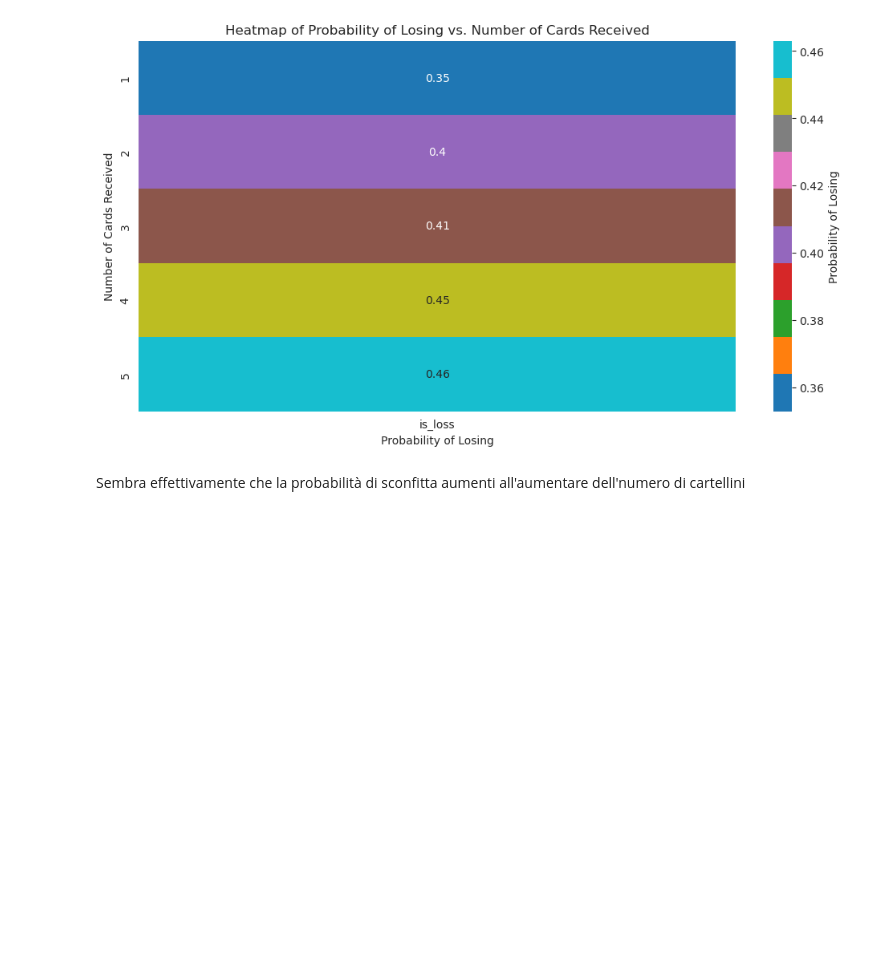
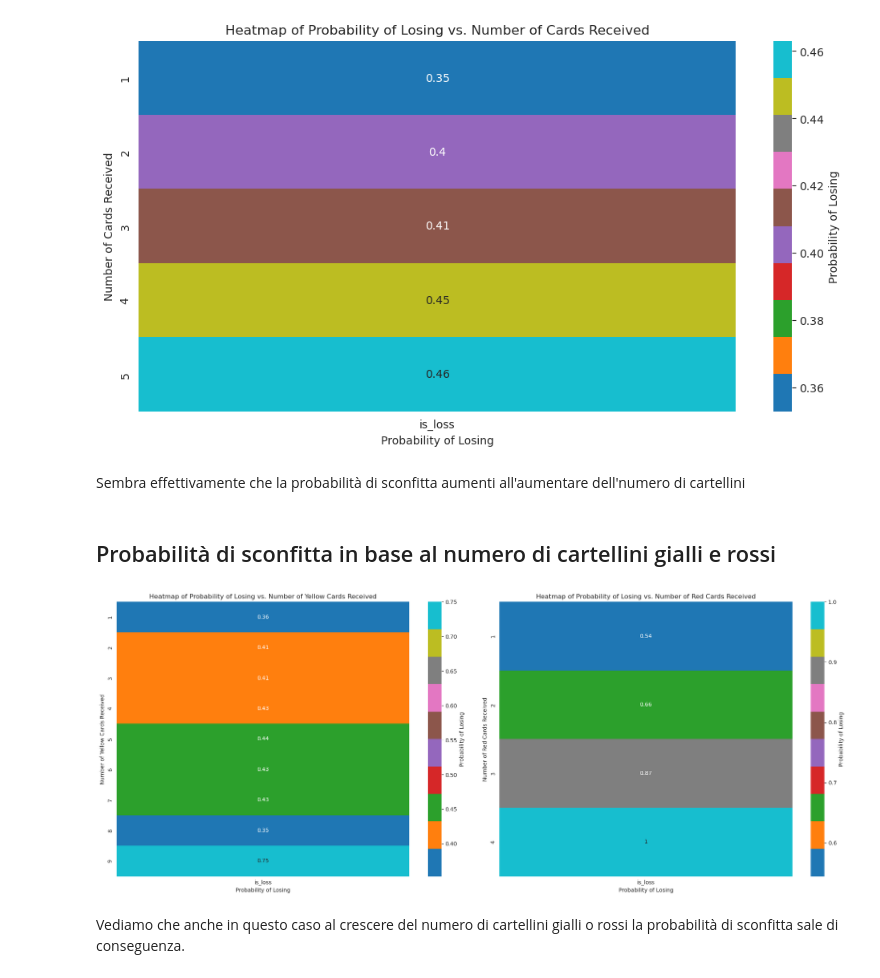
Before and after one commit to IUM-TWEB/Footbrawl, a Jupyter notebook: DataAnalytics/CardImpact.ipynb, the cells around one changed output. Cells and saved outputs as stored; diff of their text form; code cells hidden in the pictures; blank space fills up the shorter version.

Commit message:
Add data analysis about the loss probability vs. the number of the card type received

```diff
--- a/DataAnalytics/CardImpact.ipynb
+++ b/DataAnalytics/CardImpact.ipynb
@@ -65,0 +135,3 @@ games_df = pd.read_csv('./data/transformed_games.csv')
+# %%
+games_df = pd.read_csv('data/transformed_games2.csv')
+games_df['cards_received_yellow'].sum()
@@ -68,12 +144,13 @@ games_df = pd.read_csv('./data/transformed_games.csv')
 # %%
 # Intanto vediamo qual'è la distribuzione del numero di cartellini
-print(f' Massimo e minimo tra i valori di numero_di_cartellini: \n {games_df['numero_di_cartellini'].min()} {games_df['numero_di_cartellini'].max()}')
+print(
+    f' Massimo e minimo tra i valori di cards_received: \n {games_df['cards_received'].min()} {games_df['cards_received'].max()}')
 
 # Vediamo che il massimo è 11 cartellini, che essendo veramente tanti sarebbe meglio controllare il numero di record per ciascun valore
-(games_df['numero_di_cartellini']).value_counts().sort_index()
+(games_df['cards_received']).value_counts().sort_index()
 
 # Vediamo che il numero di record con un valore di numero cartellini compreso tra 5 e 11 è davvero basso. Ciò potrebbe portare a risultati fallati.
 # Potrebbe essere una buona idea raggruppare i valori maggiori di 4 in un unica etichetta '5+'
-games_df['numero_di_cartellini'] = games_df['numero_di_cartellini'].apply(lambda x: 5 if x >= 5 else x)
-(games_df['numero_di_cartellini']).value_counts().sort_index()
+games_df['cards_received'] = games_df['cards_received'].apply(lambda x: 5 if x >= 5 else x)
+(games_df['cards_received']).value_counts().sort_index()
 # %% [output]
@@ -112,3 +190,41 @@ plt.show()
 [figure]
 # %% [markdown]
 Sembra effettivamente che la probabilità di sconfitta aumenti all'aumentare dell'numero di cartellini
+# %% [markdown]
+## Probabilità di sconfitta in base al numero di cartellini gialli e rossi
+# %%
+games_with_yellow_cards = (games_df[games_df['cards_received_yellow'] > 0]).copy()
+
+games_with_yellow_cards.loc[:, 'is_loss'] = games_with_yellow_cards['is_win'].apply(
+    lambda x: 1 if x == 0 else 0)
+
+pivot_table_yellow = games_with_yellow_cards.pivot_table(values='is_loss', index='cards_received_yellow', aggfunc='mean')
+
+games_with_red_cards = (games_df[games_df['cards_received_red'] > 0]).copy()
+
+games_with_red_cards.loc[:, 'is_loss'] = games_with_red_cards['is_win'].apply(
+    lambda x: 1 if x == 0 else 0)
+
+pivot_table_red = games_with_red_cards.pivot_table(values='is_loss', index='cards_received_red', aggfunc='mean')
+
+# Creare una figura con due subplot affiancati
+fig, ax = plt.subplots(1, 2, figsize=(20, 8))
+
+# Heatmap per cartellini gialli
+sns.heatmap(pivot_table_yellow, annot=True, cmap='tab10', cbar_kws={'label': 'Probability of Losing'}, ax=ax[0])
+ax[0].set_title('Heatmap of Probability of Losing vs. Number of Yellow Cards Received')
+ax[0].set_xlabel('Probability of Losing')
+ax[0].set_ylabel('Number of Yellow Cards Received')
+
+# Heatmap per cartellini rossi
+sns.heatmap(pivot_table_red, annot=True, cmap='tab10', cbar_kws={'label': 'Probability of Losing'}, ax=ax[1])
+ax[1].set_title('Heatmap of Probability of Losing vs. Number of Red Cards Received')
+ax[1].set_xlabel('Probability of Losing')
+ax[1].set_ylabel('Number of Red Cards Received')
+
+plt.tight_layout()
+plt.show()
+# %% [output]
+[figure, added]
+# %% [markdown]
+Vediamo che anche in questo caso al crescere del numero di cartellini gialli o rossi la probabilità di sconfitta sale di conseguenza.
```
Also changed, not shown: parts of 13 cells of this notebook.
